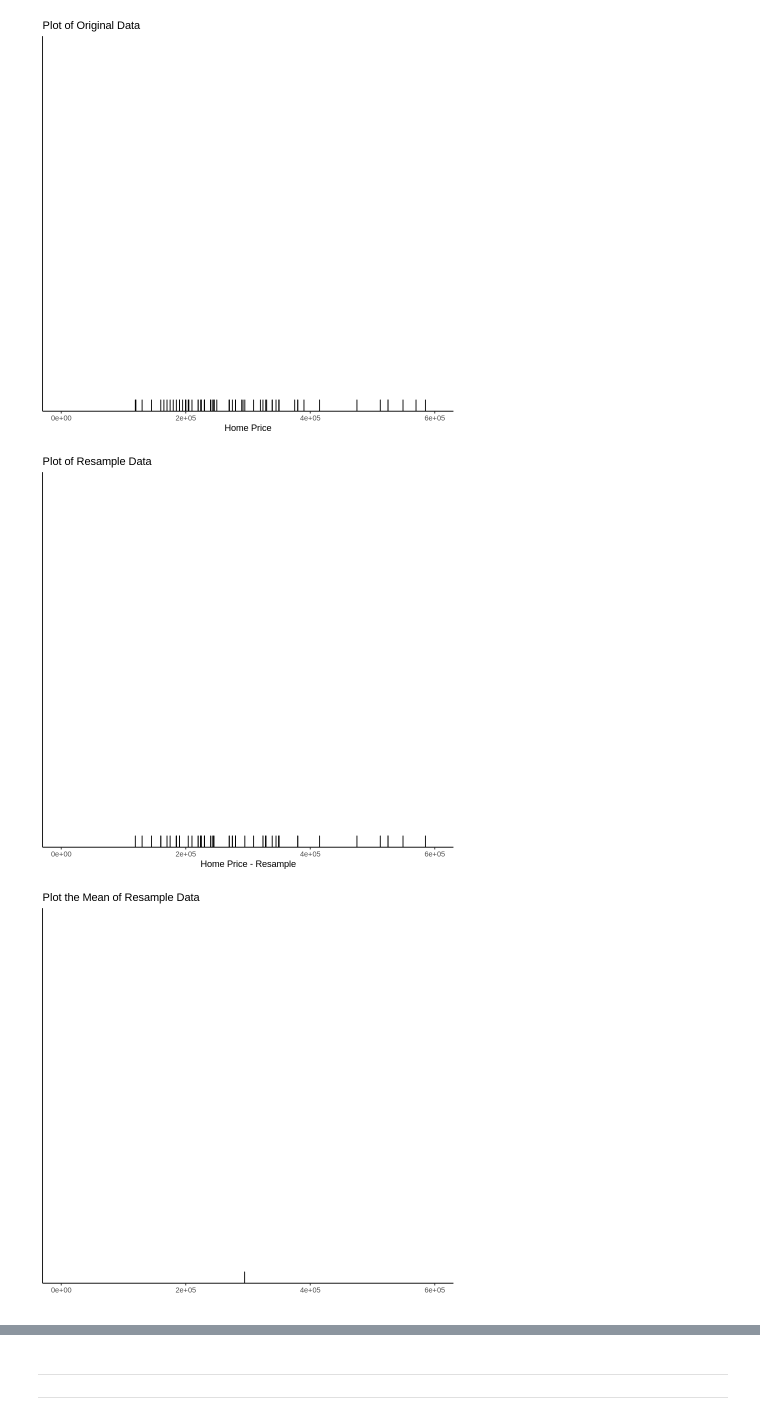
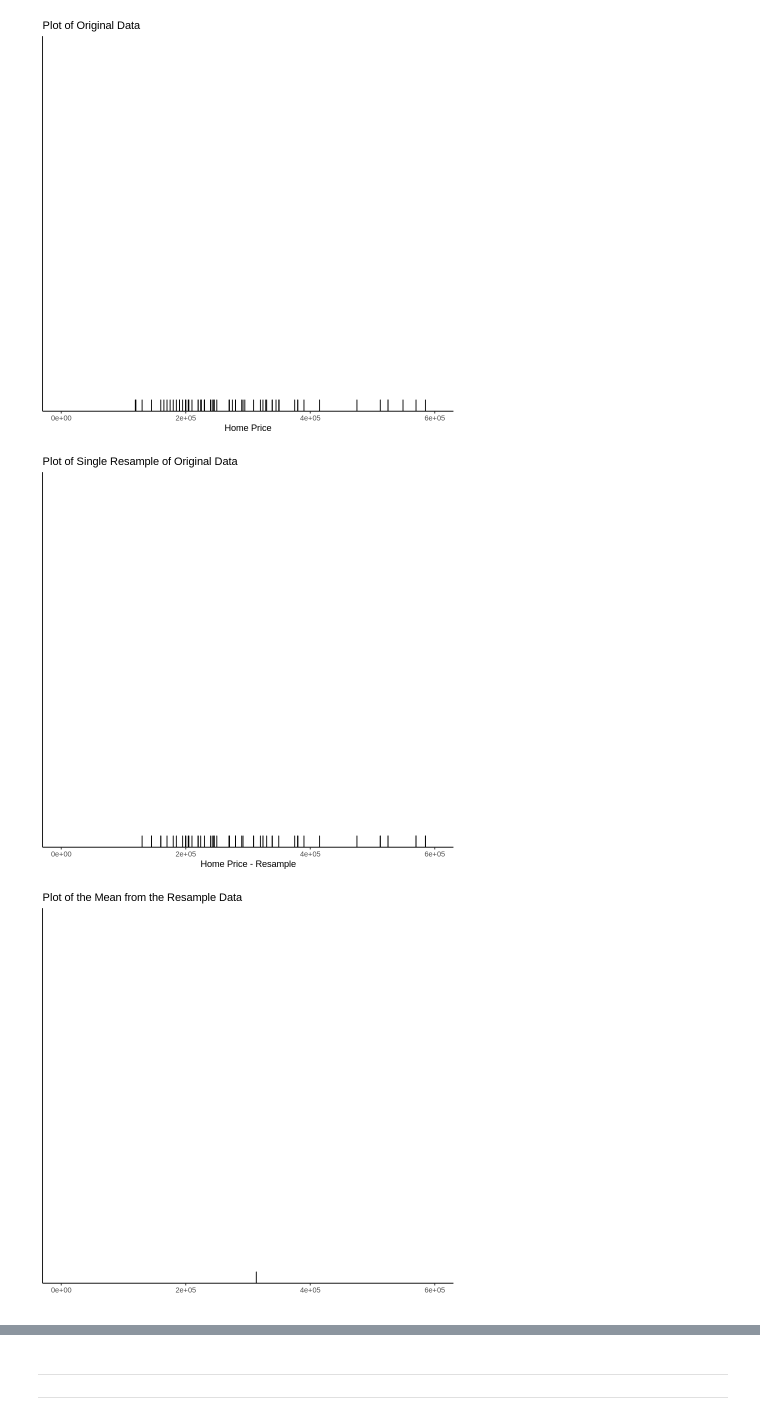
Before and after one commit to christophermalone/stat360, a Jupyter notebook: Handout6_SimpleLinearRegression_PartB.ipynb, the cells around one changed output, grey strips where cells are left out. Cells and saved outputs as stored; diff of their text form; code cells hidden in the pictures.

```diff
--- a/Handout6_SimpleLinearRegression_PartB.ipynb
+++ b/Handout6_SimpleLinearRegression_PartB.ipynb
@@ -175,26 +188,26 @@ ggplot(data=LaCrosseWinonaHomePrices, aes(x=PRICE)) +
 # %% [output]
 [figure]
 # %%
-#@title Plot of 1 Resample
+#@title Plot of Single Resample
 #Get a single resample and put the outcomes into a data.frame
 Resample = sample(LaCrosseWinonaHomePrices$PRICE,size=length(LaCrosseWinonaHomePrices$PRICE),replace=TRUE)
 HomePrice_Resample <- data.frame(Resample)
 
 #Create a plot of the single resample
 ggplot(data=HomePrice_Resample, aes(x=Resample)) +
   geom_rug() +
   xlim(0,600000) +
-  ggtitle("Plot of Resample Data") +
+  ggtitle("Plot of Single Resample of Original Data") +
   xlab("Home Price - Resample") +
   theme_classic()
 
 #Create a plot of the single resample
 ggplot(data=(HomePrice_Resample %>% summarize(MeanResample = mean(Resample))), aes(x=MeanResample)) +
   geom_rug() +
   xlim(0,600000) +
-  ggtitle("Plot the Mean of Resample Data") +
+  ggtitle("Plot of the Mean from the Resample Data") +
   xlab("") +
   theme_classic()
 # %% [output]
-[figure, old version]
+[figure, new version]
-[figure, old version]
+[figure, new version]
```
Also changed, not shown: parts of 38 cells of this notebook.
